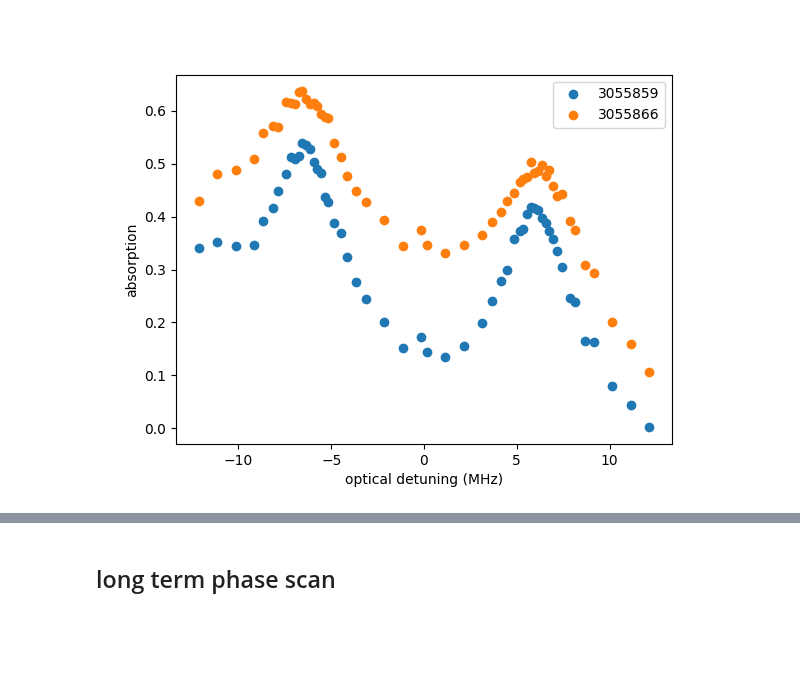
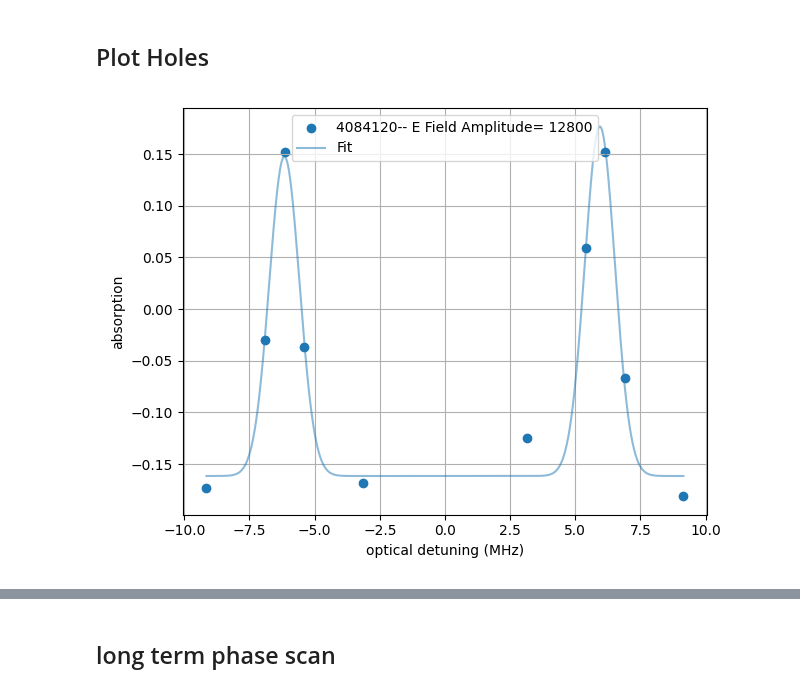
Before and after one commit to vuthalab/onix, a Jupyter notebook: analysis/lf_spectroscopy_quick_state_prep_axion.ipynb, the cells around one changed output, grey strips where cells are left out. Cells and saved outputs as stored; diff of their text form; code cells hidden in the pictures; blank space fills up the shorter version.

```diff
--- a/analysis/lf_spectroscopy_quick_state_prep_axion.ipynb
+++ b/analysis/lf_spectroscopy_quick_state_prep_axion.ipynb
@@ -145,20 +152,6 @@ def get_experiment_result(data_number):
     else:
         pop_other_state_1 = - data["2"]
     return (header, detunings, pop_other_state_1, total_pop_1)
-# %%
-fig, ax = plt.subplots()
-for kk in [3055859 , 3055866]:
-    header, detunings, pop_other_state, total_pop = get_experiment_result(kk)
-    ax.scatter(detunings, unumpy.nominal_values(pop_other_state), label=kk)
-    #fitter = get_double_gaussian_fitter(detunings, unumpy.nominal_values(pop_other_state))
-    #fs_plt = np.linspace(np.min(detunings), np.max(detunings), 100)
-    #ax.plot(fs_plt, fitter.fitted_value(fs_plt))
-ax.set_xlabel("optical detuning (MHz)")
-ax.set_ylabel("absorption")
-ax.legend()
-plt.show()
-# %% [output]
-[figure, removed]
 # %%
 def get_results(data_identification):
     data_list = data_identification_to_list(data_identification)
@@ -194,6 +187,32 @@ def averaging_ys(xs, ys):
     ys_std = np.array(ys_std)
 
     return xs_unique, ys_avg, ys_std
+# %%
+def plot_hole(data_number):
+    header, detunings, pop_other_state, total_pop = get_experiment_result(kk)
+    d, h = get_experiment_data(kk)
+    amp = h["params"]["field_plate"]["amplitude"]
+    fig, ax = plt.subplots()
+    vals = unumpy.nominal_values(pop_other_state)
+    fitter = get_double_gaussian_fitter(detunings, vals)
+    ax.scatter(detunings, vals, label = f"{kk}-- E Field Amplitude= {amp}");
+    f_axis = np.linspace(np.min(detunings), np.max(detunings), 1000)
+    ax.plot(f_axis, fitter.fitted_value(f_axis), label = "Fit", alpha = 0.5)
+    ax.set_xlabel("optical detuning (MHz)")
+    ax.set_ylabel("absorption")
+    ax.legend()
+    ax.grid()
+    plt.tight_layout()
+    plt.show()
+# %% [markdown]
+## Plot Holes
+# %%
+#for kk in [4047737, 4059209, 4060473, 4062940, 4063653, 4064260]:
+#for kk in [4076386, 4076386-1, 4076386-2, 4076386-3, 4076386-4]:
+for kk in [4084120]:
+    plot_hole(kk)
+# %% [output]
+[figure, added]
 # %%
 do_average = True
 data = {
```
Also changed, not shown: parts of 14 cells of this notebook, 3 other files.
